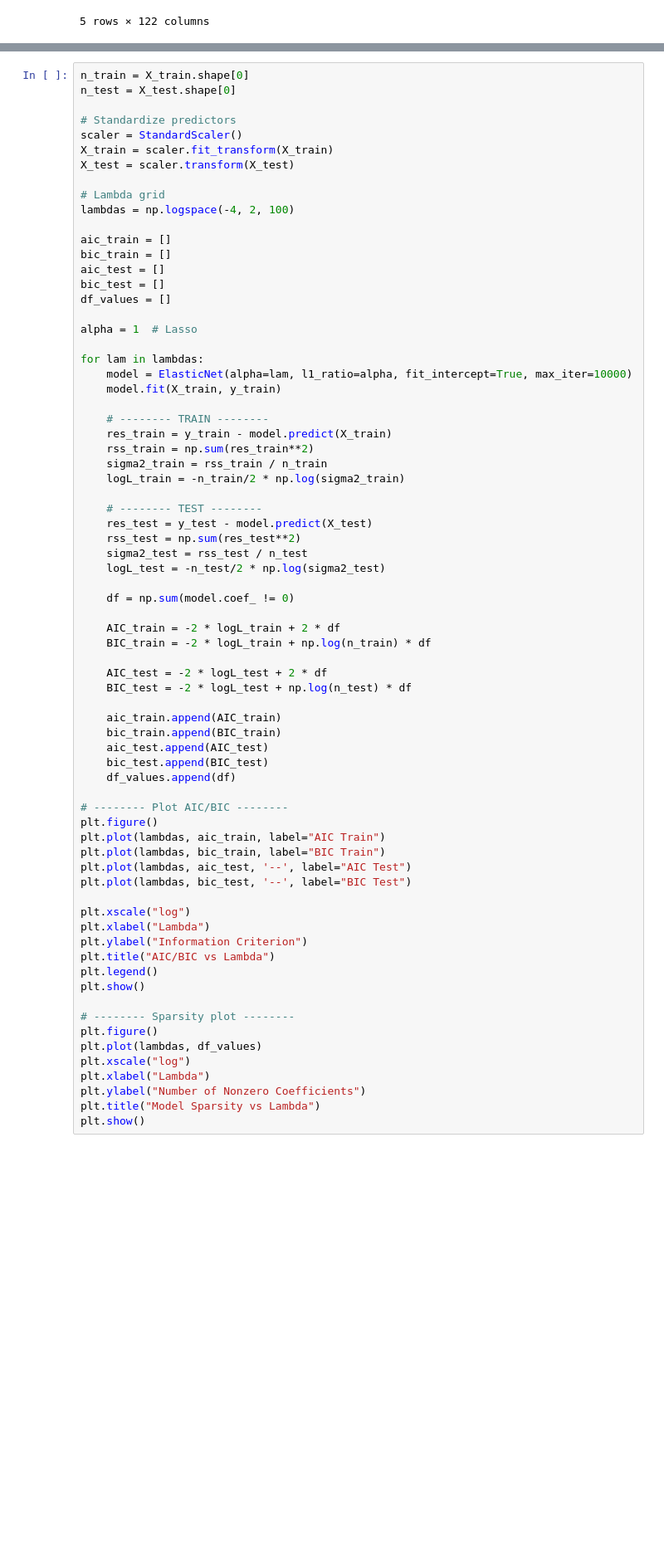
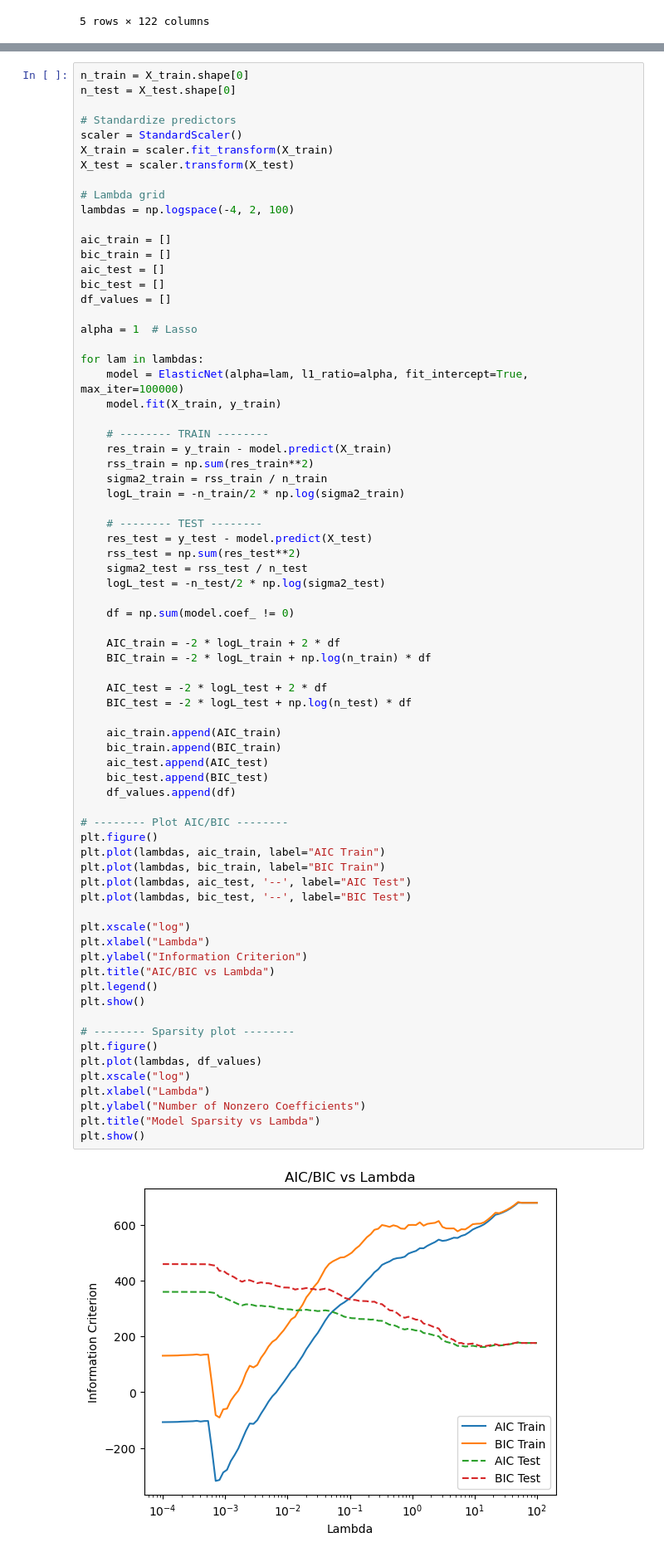
Before and after one commit to JBorregaardd/cda_assignments, a Jupyter notebook: signe_notes.ipynb, the cells around one changed output, grey strips where cells are left out. Shown at 83% size. Cells and saved outputs as stored; diff of their text form; blank space fills up the shorter version.

```diff
--- a/signe_notes.ipynb
+++ b/signe_notes.ipynb
@@ -61,7 +59,7 @@ df_values = []
 alpha = 1  # Lasso
 
 for lam in lambdas:
-    model = ElasticNet(alpha=lam, l1_ratio=alpha, fit_intercept=True, max_iter=10000)
+    model = ElasticNet(alpha=lam, l1_ratio=alpha, fit_intercept=True, max_iter=100000)
     model.fit(X_train, y_train)
 
     # -------- TRAIN --------
@@ -85,30 +83,32 @@ for lam in lambdas:
     BIC_test = -2 * logL_test + np.log(n_test) * df
 
     aic_train.append(AIC_train)
     bic_train.append(BIC_train)
     aic_test.append(AIC_test)
     bic_test.append(BIC_test)
     df_values.append(df)
 
 # -------- Plot AIC/BIC --------
 plt.figure()
 plt.plot(lambdas, aic_train, label="AIC Train")
 plt.plot(lambdas, bic_train, label="BIC Train")
 plt.plot(lambdas, aic_test, '--', label="AIC Test")
 plt.plot(lambdas, bic_test, '--', label="BIC Test")
 
 plt.xscale("log")
 plt.xlabel("Lambda")
 plt.ylabel("Information Criterion")
 plt.title("AIC/BIC vs Lambda")
 plt.legend()
 plt.show()
 
 # -------- Sparsity plot --------
 plt.figure()
 plt.plot(lambdas, df_values)
 plt.xscale("log")
 plt.xlabel("Lambda")
 plt.ylabel("Number of Nonzero Coefficients")
 plt.title("Model Sparsity vs Lambda")
 plt.show()
+# %% [output]
+[figure, added]
```
Also changed, not shown: parts of 6 cells of this notebook.
